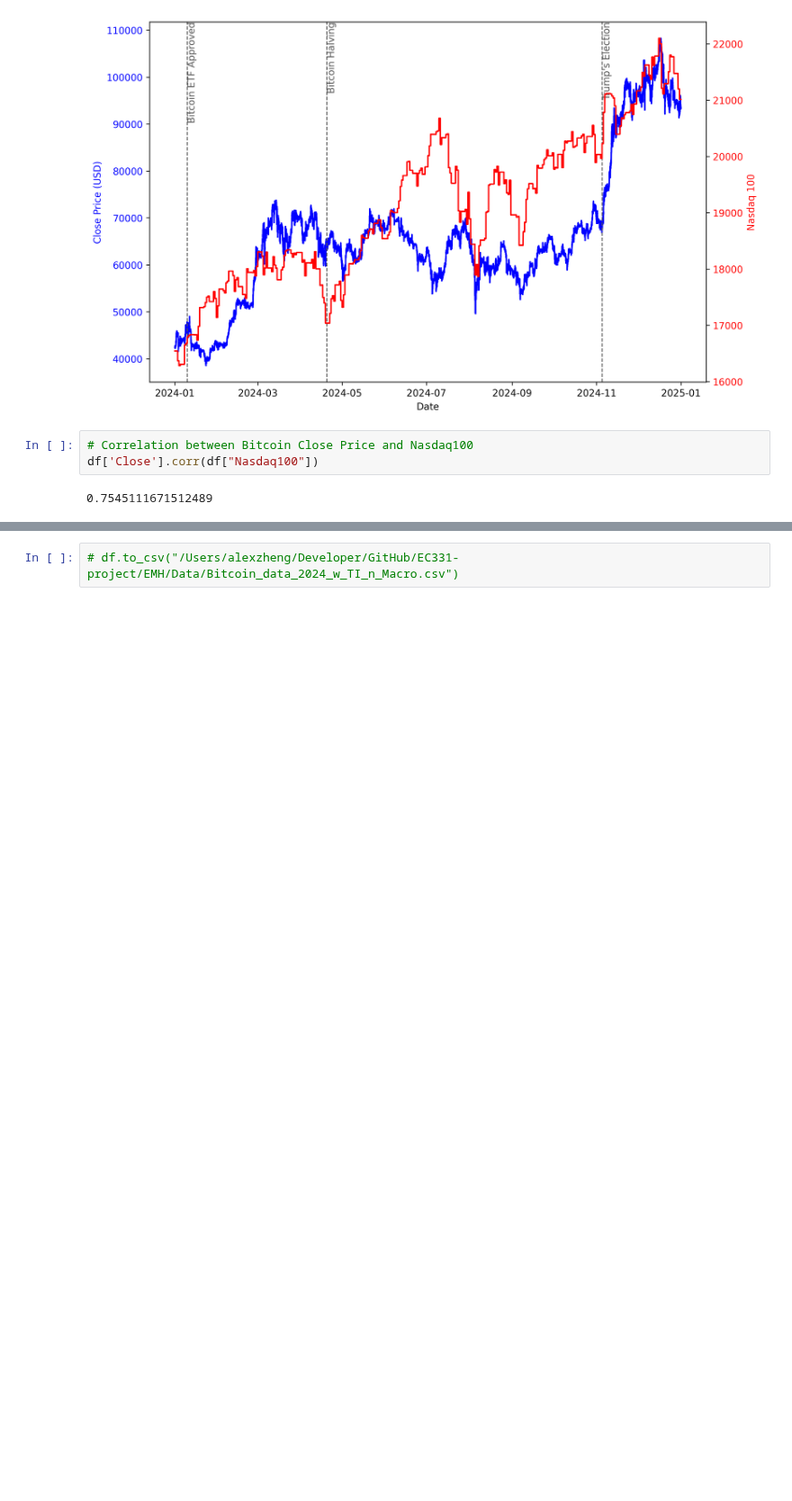
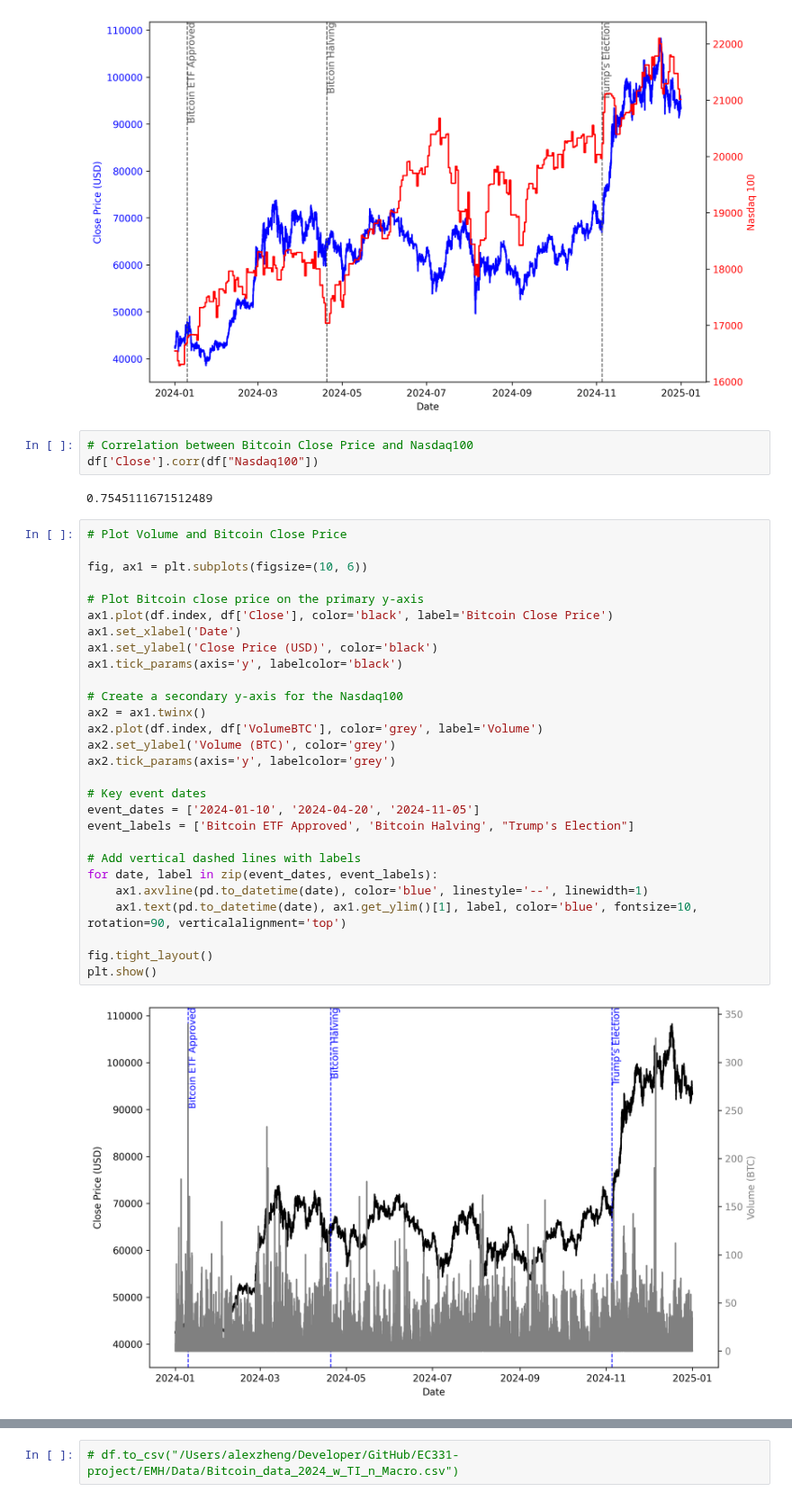
Before and after one commit to alexzheng123/EC331-project, a Jupyter notebook: EMH/Code/combine_data_3.ipynb, the cells around one changed output, grey strips where cells are left out. Shown at 90% size. Drawn from its saved outputs; the diff is of its cells as text; blank space fills up the shorter version.

```diff
--- a/EMH/Code/combine_data_3.ipynb
+++ b/EMH/Code/combine_data_3.ipynb
@@ -290,3 +290,33 @@ plt.show()
 df['Close'].corr(df["Nasdaq100"])
 # %% [output]
 0.7545111671512489
+# %%
+# Plot Volume and Bitcoin Close Price
+
+fig, ax1 = plt.subplots(figsize=(10, 6))
+
+# Plot Bitcoin close price on the primary y-axis
+ax1.plot(df.index, df['Close'], color='black', label='Bitcoin Close Price')
+ax1.set_xlabel('Date')
+ax1.set_ylabel('Close Price (USD)', color='black')
+ax1.tick_params(axis='y', labelcolor='black')
+
+# Create a secondary y-axis for the Nasdaq100
+ax2 = ax1.twinx()
+ax2.plot(df.index, df['VolumeBTC'], color='grey', label='Volume')
+ax2.set_ylabel('Volume (BTC)', color='grey')
+ax2.tick_params(axis='y', labelcolor='grey')
+
+# Key event dates
+event_dates = ['2024-01-10', '2024-04-20', '2024-11-05']
+event_labels = ['Bitcoin ETF Approved', 'Bitcoin Halving', "Trump's Election"]
+
+# Add vertical dashed lines with labels
+for date, label in zip(event_dates, event_labels):
+    ax1.axvline(pd.to_datetime(date), color='blue', linestyle='--', linewidth=1)
+    ax1.text(pd.to_datetime(date), ax1.get_ylim()[1], label, color='blue', fontsize=10, rotation=90, verticalalignment='top')
+
+fig.tight_layout()
+plt.show()
+# %% [output]
+[figure, added]
```
Also changed, not shown: parts of 1 cell of this notebook, 2 other files.
